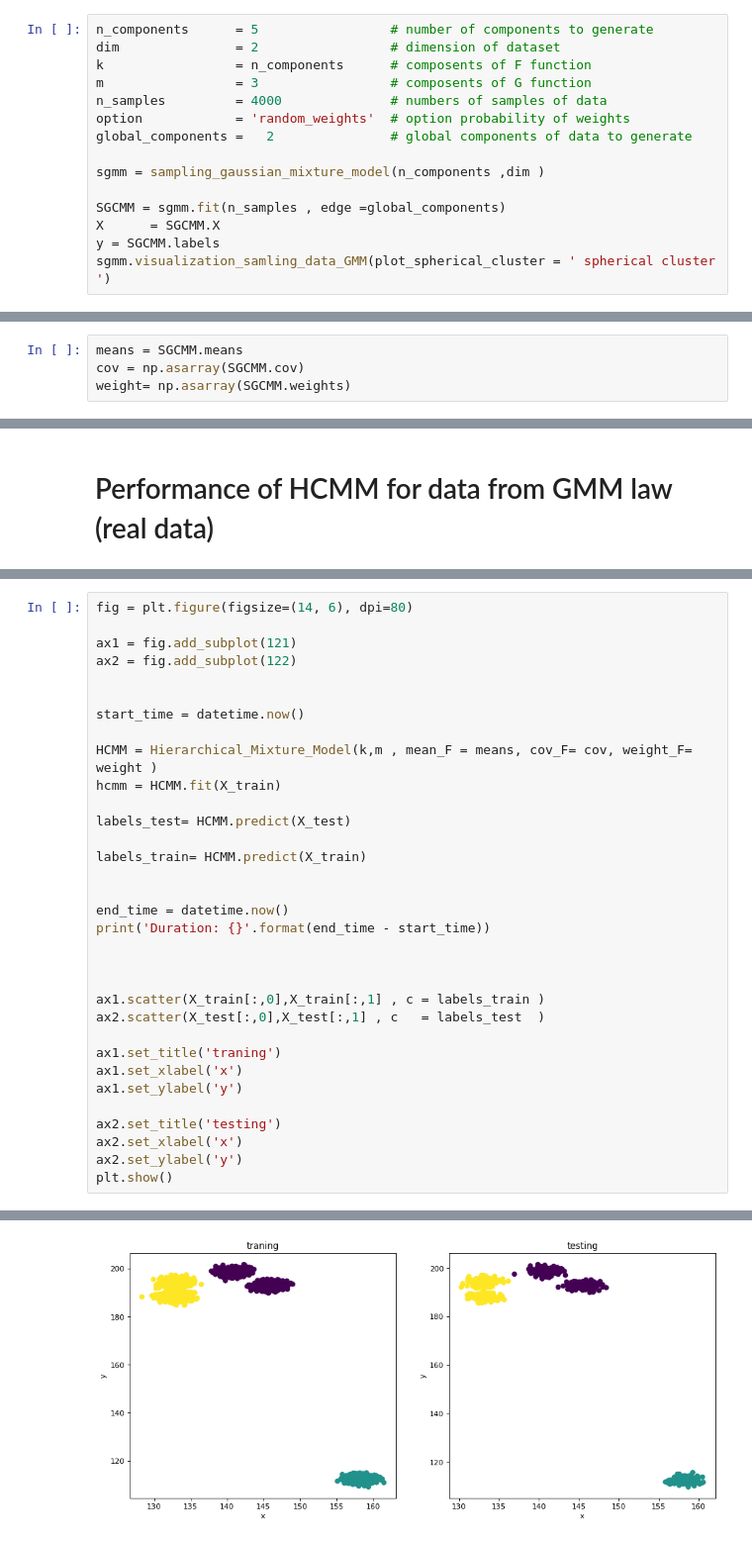
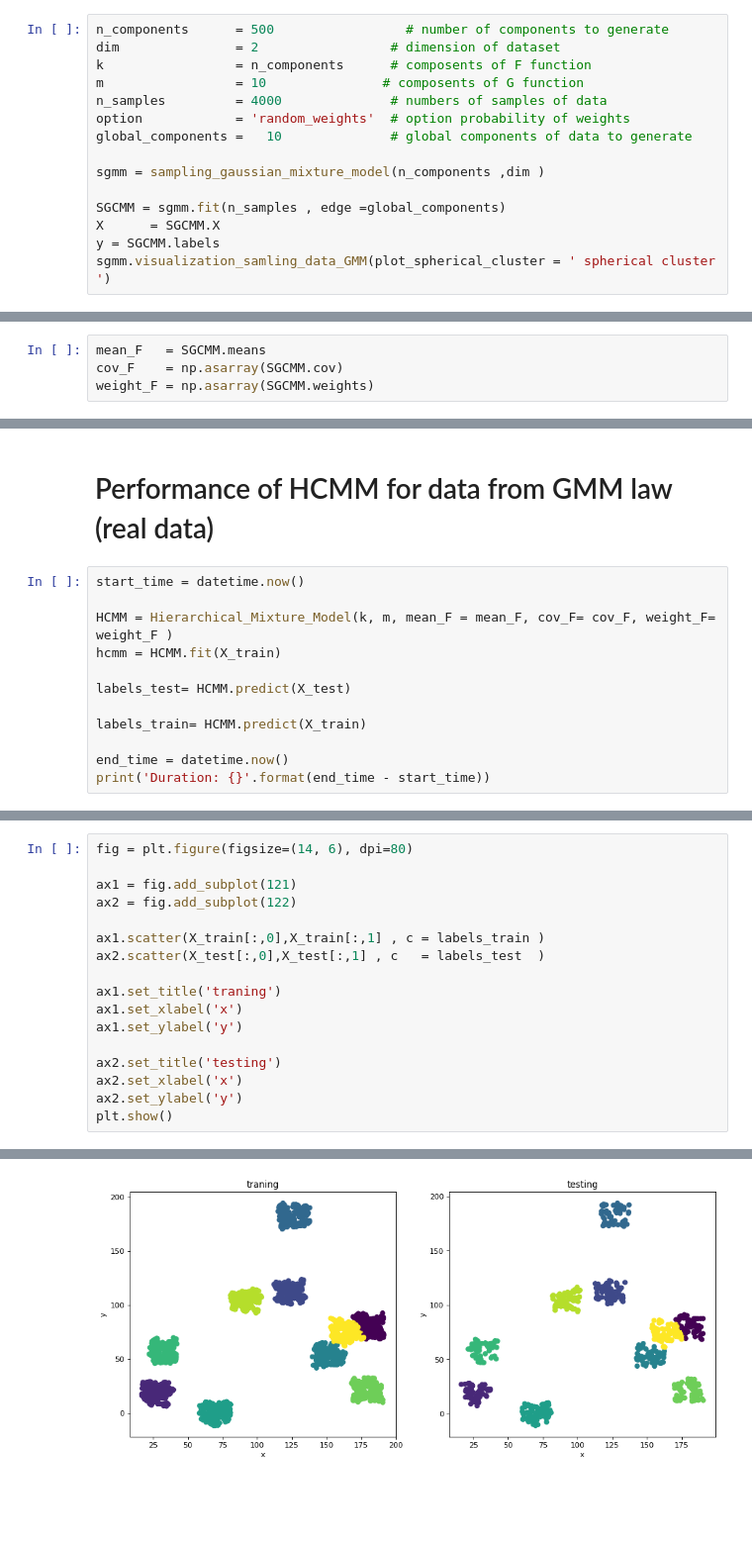
Before and after one commit to Abdelmounim1996/Hierarchical-Clustering-of-a-Mixture-Model, a Jupyter notebook: AHC-GMM/ main_data_from_GMM_law.ipynb, the cells around one changed output, grey strips where cells are left out. Shown at 99% size. Saved outputs shown, nothing was run; the diff lists cells and outputs as text; blank space fills up the shorter version.

```diff
--- a/AHC-GMM/ main_data_from_GMM_law.ipynb
+++ b/AHC-GMM/ main_data_from_GMM_law.ipynb
@@ -11,13 +11,13 @@ from mylib.Hierarchical_Clustering_Mixture_Model import Hierarchical_Mixture_Mod
 # library for machine learning
 from sklearn.model_selection import train_test_split
 # %%
-n_components      = 5                 # number of components to generate
+n_components      = 500                 # number of components to generate
 dim               = 2                 # dimension of dataset
 k                 = n_components      # composents of F function
-m                 = 3                 # composents of G function
+m                 = 10               # composents of G function
 n_samples         = 4000              # numbers of samples of data
 option            = 'random_weights'  # option probability of weights
-global_components =   2               # global components of data to generate
+global_components =   10              # global components of data to generate
 
 sgmm = sampling_gaussian_mixture_model(n_components ,dim )
 
@@ -109,6 +148,6 @@ weights
 # %% [markdown]
 # Parameters of data
 # %%
-means = SGCMM.means
-cov = np.asarray(SGCMM.cov)
-weight= np.asarray(SGCMM.weights)
+mean_F   = SGCMM.means
+cov_F    = np.asarray(SGCMM.cov)
+weight_F = np.asarray(SGCMM.weights)
@@ -115,2 +158,14 @@ weight= np.asarray(SGCMM.weights)
 # %% [markdown]
 # Performance of HCMM for data from GMM law (real data)
+# %%
+start_time = datetime.now()
+
+HCMM = Hierarchical_Mixture_Model(k, m, mean_F = mean_F, cov_F= cov_F, weight_F= weight_F )
+hcmm = HCMM.fit(X_train)
+
+labels_test= HCMM.predict(X_test)
+
+labels_train= HCMM.predict(X_train)
+
+end_time = datetime.now()
+print('Duration: {}'.format(end_time - start_time))
@@ -119,22 +176,6 @@ fig = plt.figure(figsize=(14, 6), dpi=80)
 
 ax1 = fig.add_subplot(121)
 ax2 = fig.add_subplot(122)
-
-
-start_time = datetime.now()
-
-HCMM = Hierarchical_Mixture_Model(k,m , mean_F = means, cov_F= cov, weight_F= weight )
-hcmm = HCMM.fit(X_train)
-
-labels_test= HCMM.predict(X_test)
-
-labels_train= HCMM.predict(X_train)
-
-
-end_time = datetime.now()
-print('Duration: {}'.format(end_time - start_time))
-
-
 
 ax1.scatter(X_train[:,0],X_train[:,1] , c = labels_train )
 ax2.scatter(X_test[:,0],X_test[:,1] , c   = labels_test  )
@@ -152 +192 @@ Duration: 0:00:00.067759
-[figure, old version]
+[figure, new version]
```
Also changed, not shown: parts of 12 cells of this notebook.
